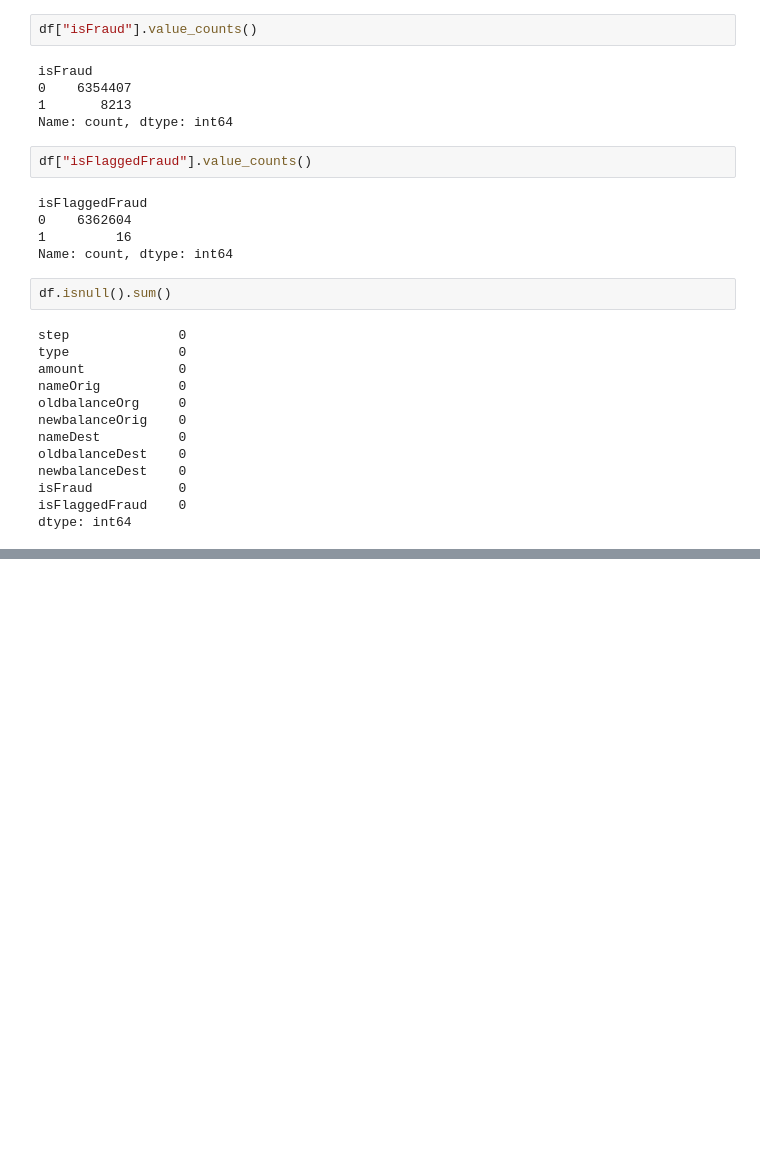
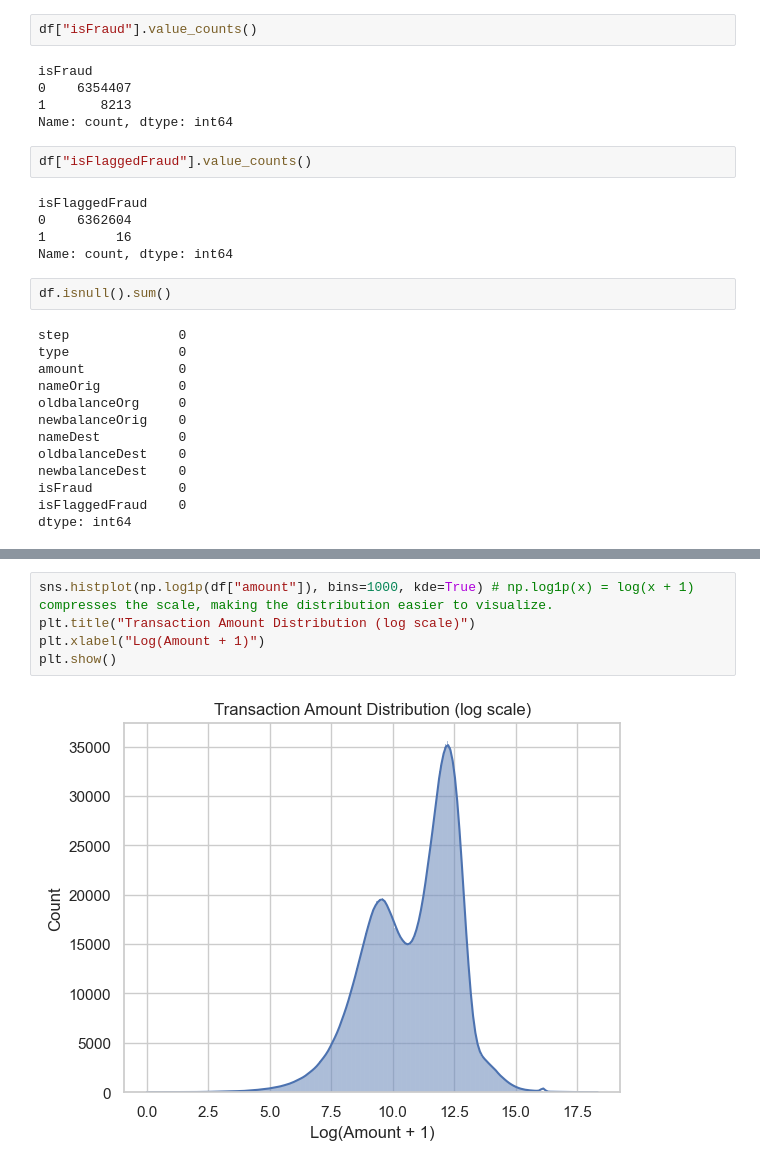
Before and after one commit to atchj001/Data_Science-and-ML-projects, a Jupyter notebook: Fraud Detection/analysis_model.ipynb, the cells around one changed output, grey strips where cells are left out. Cells and saved outputs as stored; diff of their text form; blank space fills up the shorter version.

```diff
--- a/Fraud Detection/analysis_model.ipynb
+++ b/Fraud Detection/analysis_model.ipynb
@@ -107,0 +156,7 @@ Name: isFraud, dtype: float64
+# %%
+sns.histplot(np.log1p(df["amount"]), bins=1000, kde=True) # np.log1p(x) = log(x + 1) compresses the scale, making the distribution easier to visualize.
+plt.title("Transaction Amount Distribution (log scale)")
+plt.xlabel("Log(Amount + 1)")
+plt.show()
+# %% [output]
+[figure, added]
```
Also changed, not shown: parts of 7 cells of this notebook.
